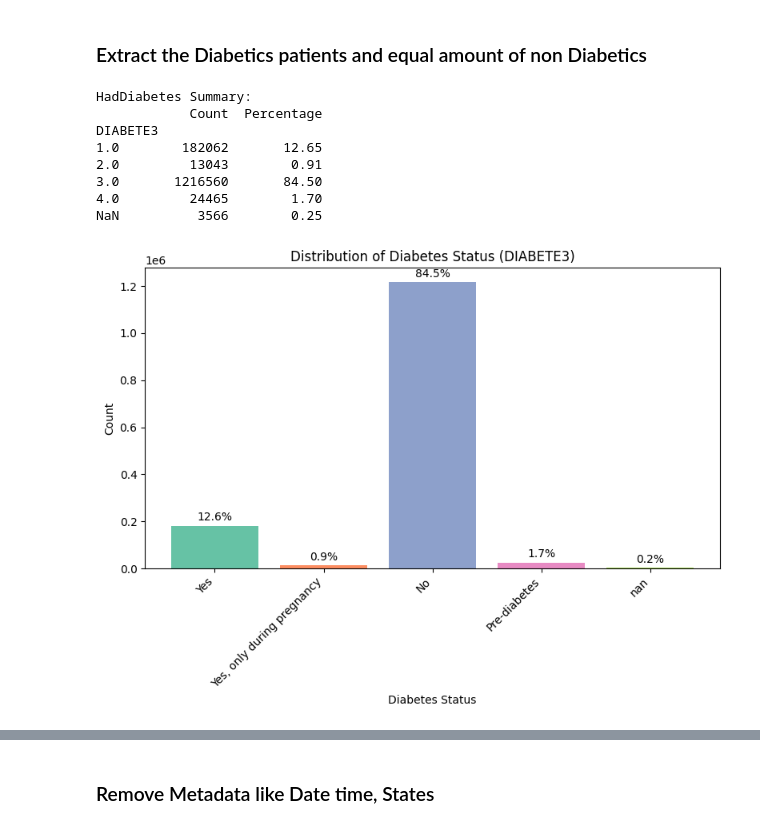
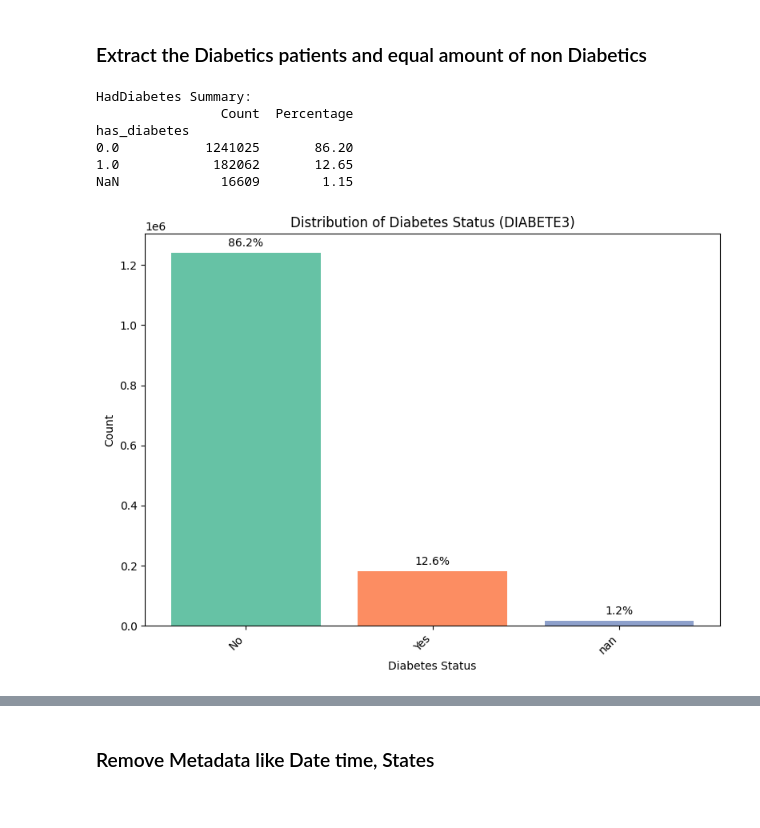
Before and after one commit to HasithaErandika/HealthIntel, a Jupyter notebook: notebooks/03_target_focused_dataset_preparation.ipynb, the cells around one changed output, grey strips where cells are left out. Saved outputs shown, nothing was run; the diff lists cells and outputs as text; code cells hidden in the pictures.

```diff
--- a/notebooks/03_target_focused_dataset_preparation.ipynb
+++ b/notebooks/03_target_focused_dataset_preparation.ipynb
@@ -25,9 +25,9 @@ import missingno as msno
 # Create output directory if it doesn't exist
 
 # Load the dataset
-df = pd.read_csv('../data/processed/BRFSS_4_Behavioral.csv', low_memory=False)
+df = pd.read_csv('../data/processed/BRFSS_13.csv', low_memory=False)
 
-target = "DIABETE3"
+target = "has_diabetes"
 
 # Check if target exists
 if target not in df.columns:
@@ -48,41 +48,37 @@ print(target_summary)
 
 # --- BAR PLOT (appropriate for categorical data) ---
 plt.figure(figsize=(8, 6))
 
 # Define category labels based on BRFSS coding (adjust if your recoding differs)
 labels = {
+    0.0: 'No',
     1.0: 'Yes',
-    2.0: 'Yes, only during pregnancy',
-    3.0: 'No',
-    4.0: 'Pre-diabetes',
     float('nan'): 'Missing'
 }
 
 # Map index to labels
 tick_labels = [labels.get(cat, str(cat)) for cat in value_counts.index]
 
 # Plot
 bars = plt.bar(tick_labels, value_counts.values, color=["#66c2a5", "#fc8d62", "#8da0cb", "#e78ac3", "#a6d854"])
 
 # Add percentage labels on bars
 for bar, pct in zip(bars, value_percent.values):
     plt.text(bar.get_x() + bar.get_width() / 2, bar.get_height() + max(value_counts) * 0.01,
              f'{pct:.1f}%', ha='center', va='bottom')
 
 plt.title("Distribution of Diabetes Status (DIABETE3)")
 plt.xlabel("Diabetes Status")
 plt.ylabel("Count")
 plt.xticks(rotation=45, ha='right')
 plt.tight_layout()
 plt.savefig('../results/had_diabetes_bar.png')
 plt.show()
 # %% [output]
 HadDiabetes Summary:
-            Count  Percentage
-DIABETE3
-1.0        182062       12.65
-2.0         13043        0.91
-3.0       1216560       84.50
-4.0         24465        1.70
-NaN          3566        0.25
+                Count  Percentage
+has_diabetes
+0.0           1241025       86.20
+1.0            182062       12.65
+NaN             16609        1.15
-[figure, old version]
+[figure, new version]
```
Also changed, not shown: parts of 8 cells of this notebook, 5 other files.
